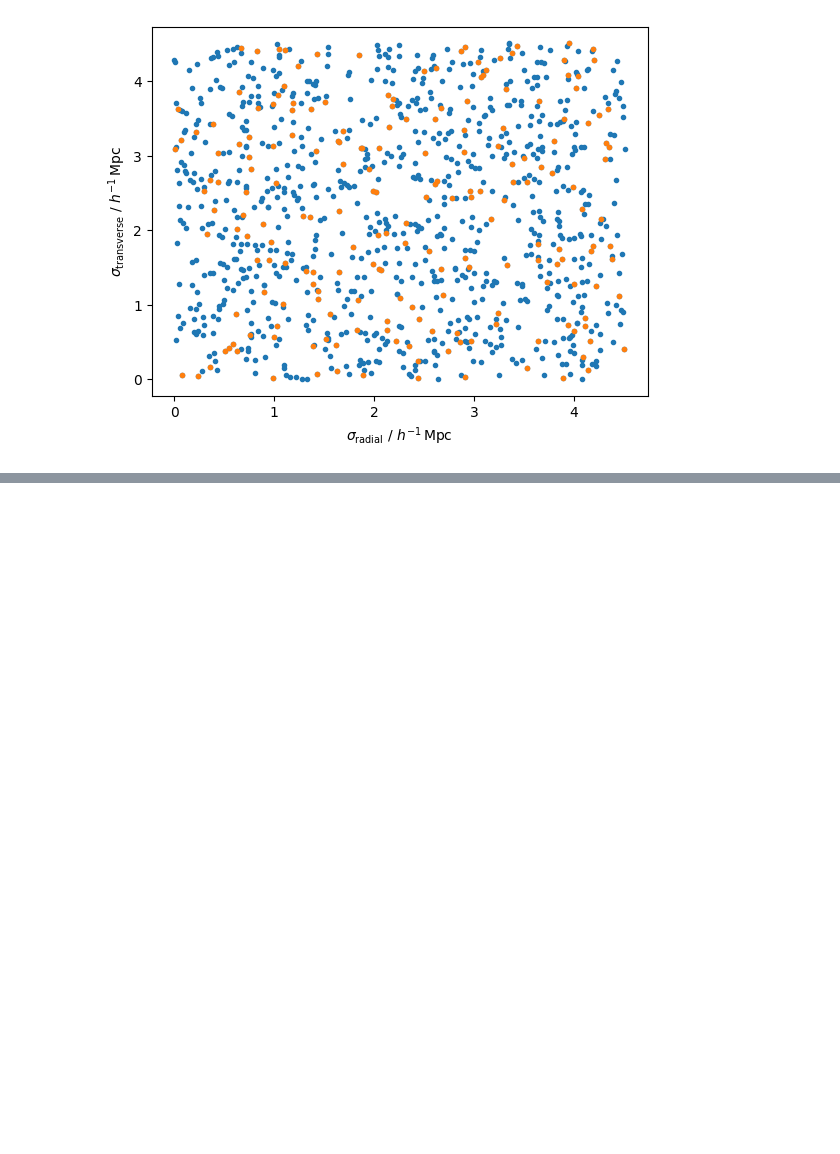
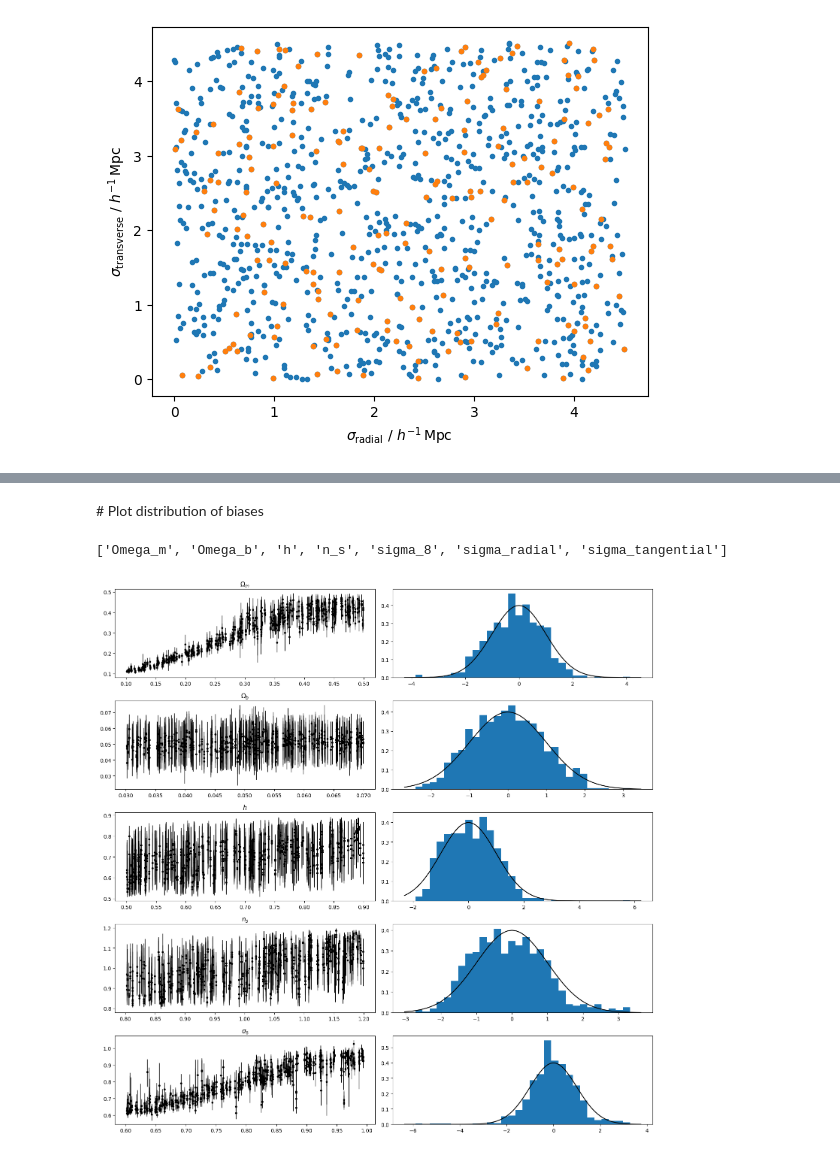
Before and after one commit to maho3/ltu-gobig, a Jupyter notebook: experiments/quijotelike/condition_posterior_on_noise.ipynb, the cells around one changed output, grey strips where cells are left out. Cells and saved outputs as stored; diff of their text form; code cells hidden in the pictures; blank space fills up the shorter version.

```diff
--- a/experiments/quijotelike/condition_posterior_on_noise.ipynb
+++ b/experiments/quijotelike/condition_posterior_on_noise.ipynb
@@ -40,7 +40,7 @@ save_dir = os.path.join(wdir, nbody, sim, 'models')
 # Specify data dtype
 tracer = 'simbig_lightcone'
 # summaries = ['nbar', 'zPk0']  # , 'zPk2', 'zPk4',  'zQk0']
-summaries = ['nbar', 'Pk0', 'Pk2', 'Pk4']  # , 'Qk0']
+summaries = ['nbar', 'Pk0', 'Pk2', 'Pk4' , 'Qk0']
 summary = '+'.join(summaries)
 kmin, kmax = 0.0, 0.4
 modelpath = os.path.join(save_dir, tracer, summary, f'kmin-{kmin}_kmax-{kmax}')
@@ -107,7 +107,7 @@ posterior_samples.npy
 # %% [markdown]
 Predict on a random test point
 # %%
-ind = 0
+ind = 10
 x0 = torch.Tensor(xtest[ind]).to(device)
 y0 = ytest[ind]
 samp0 = posterior.sample(x=x0, shape=(5000,))
@@ -384,3 +411,62 @@ plt.show()
+# %% [markdown]
+# Plot distribution of biases
+# %%
+dirname = '/anvil/scratch/x-dbartlett/cmass/quijotelike/condition_on_sigma'
+summary = 'nbar+Pk0'
+
+summ_dir = os.path.join(dirname, summ, 'kmin-0.0_kmax-0.4')
+files = [os.path.join(summ_dir, f) for f in os.listdir(summ_dir) if f.startswith('samples')]
+
+cosmonames = [r'$\Omega_m$', r'$\Omega_b$', r'$h$', r'$n_s$', r'$\sigma_8$']
+hodnames = [r'$\alpha$', r'$\log M_0$', r'$\log M_1$',
+            r'$\log M_{\min}$', r'$\sigma_{\log M}$']
+noisenames = [r'$\sigma_{\rm radial}$', r'$\sigma_{\rm tangential}$',]
+names = cosmonames + noisenames  # +hodnames
+name_dict = {
+    r'$\Omega_m$':'Omega_m',
+    r'$\Omega_b$':'Omega_b',
+    r'$h$':'h',
+    r'$n_s$':'n_s',
+    r'$\sigma_8$':'sigma_8',
+    r'$\alpha$':'alpha',
+    r'$\log M_0$':'logM0',
+    r'$\log M_1$':'logM1',
+    r'$\log M_{\min}$':'logMmin',
+    r'$\sigma_{\log M}$':'sigma_logM',
+    r'$\sigma_{\rm radial}$':'sigma_radial',
+    r'$\sigma_{\rm tangential}$':'sigma_tangential',
+}
+par_names = [name_dict[n] for n in names]
+
+print(par_names)
+percs = np.empty((len(files), 3, len(par_names)-2))
+truths = np.empty((len(files), len(par_names)-2))
+sigma = np.empty((len(files), 2))
+
+for i, f in enumerate(files):
+    data = np.load(f)
+    y0 = data['y0']
+    percs[i] = np.percentile(data['samples'], [50, 16, 84], axis=0)
+    truths[i] = y0[:-2]
+    sigma[i] = y0[-2:]
+
+pull = (percs[:,0,:] - truths) / (percs[:,2,:] - percs[:,0,:])
+
+
+fig, axs = plt.subplots(truths.shape[1], 2, figsize=(15,15))
+for i in range(truths.shape[1]):
+    axs[i,0].errorbar(truths[:,i], percs[:,0,i], yerr=[percs[:,0,i]-percs[:,1,i], percs[:,2,i]-percs[:,0,i]], c='k', fmt='.', elinewidth=1)
+    axs[i,1].hist(pull[:,i], bins=30, density=True)
+    x = np.linspace(-5, 5, 100)
+    y = np.exp(-x**2/2) / np.sqrt(2 * np.pi)
+    axs[i,1].plot(x, y, color='k')
+    axs[i,0].set_title(names[i]);
+    axs[i,0].set_title(names[i]);
+fig.tight_layout();
+plt.show()
+# %% [output]
+['Omega_m', 'Omega_b', 'h', 'n_s', 'sigma_8', 'sigma_radial', 'sigma_tangential']
+[figure, added]
 # %% [markdown]
 # To Do
 
```
Also changed, not shown: parts of 5 cells of this notebook, 2 other files.
